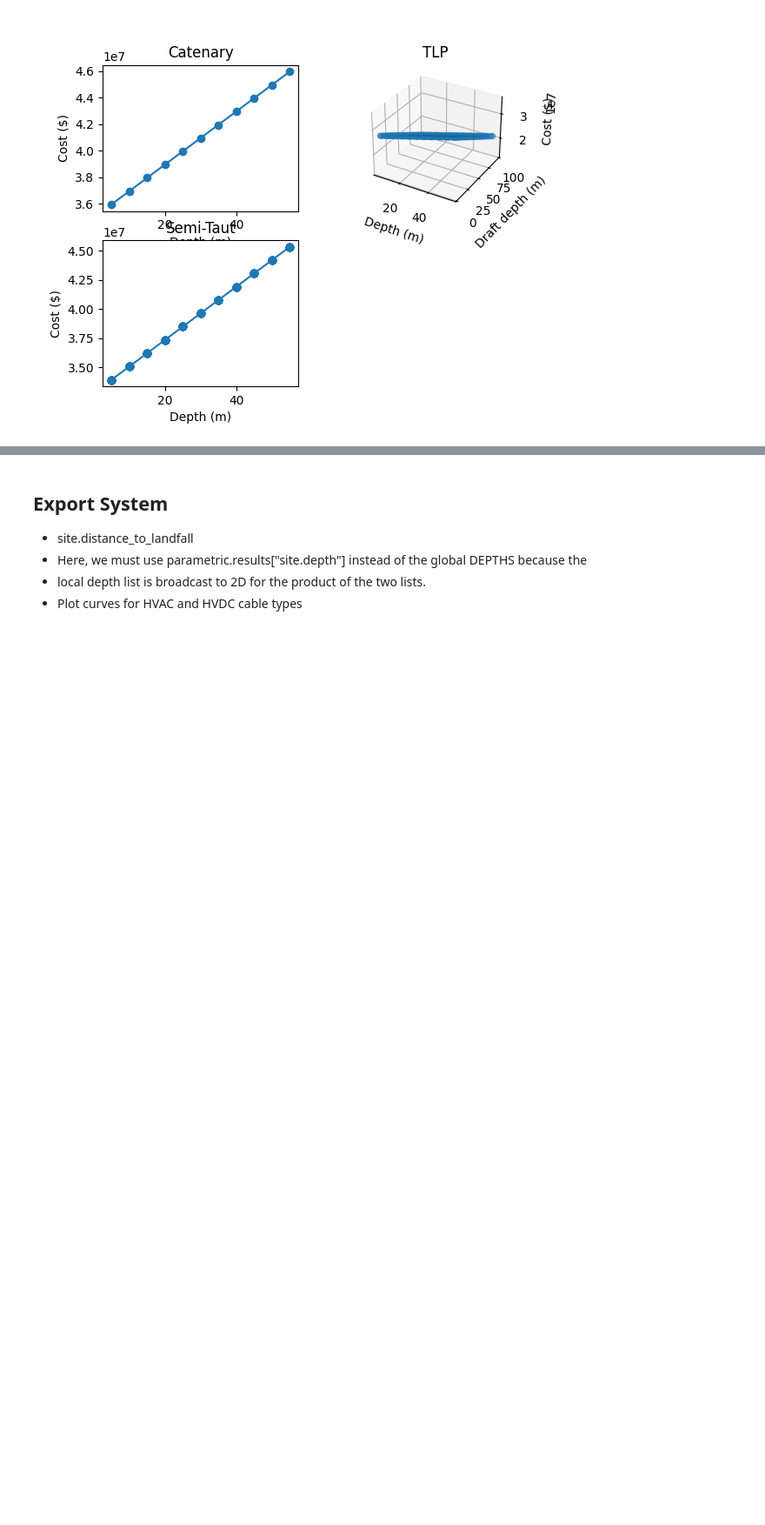
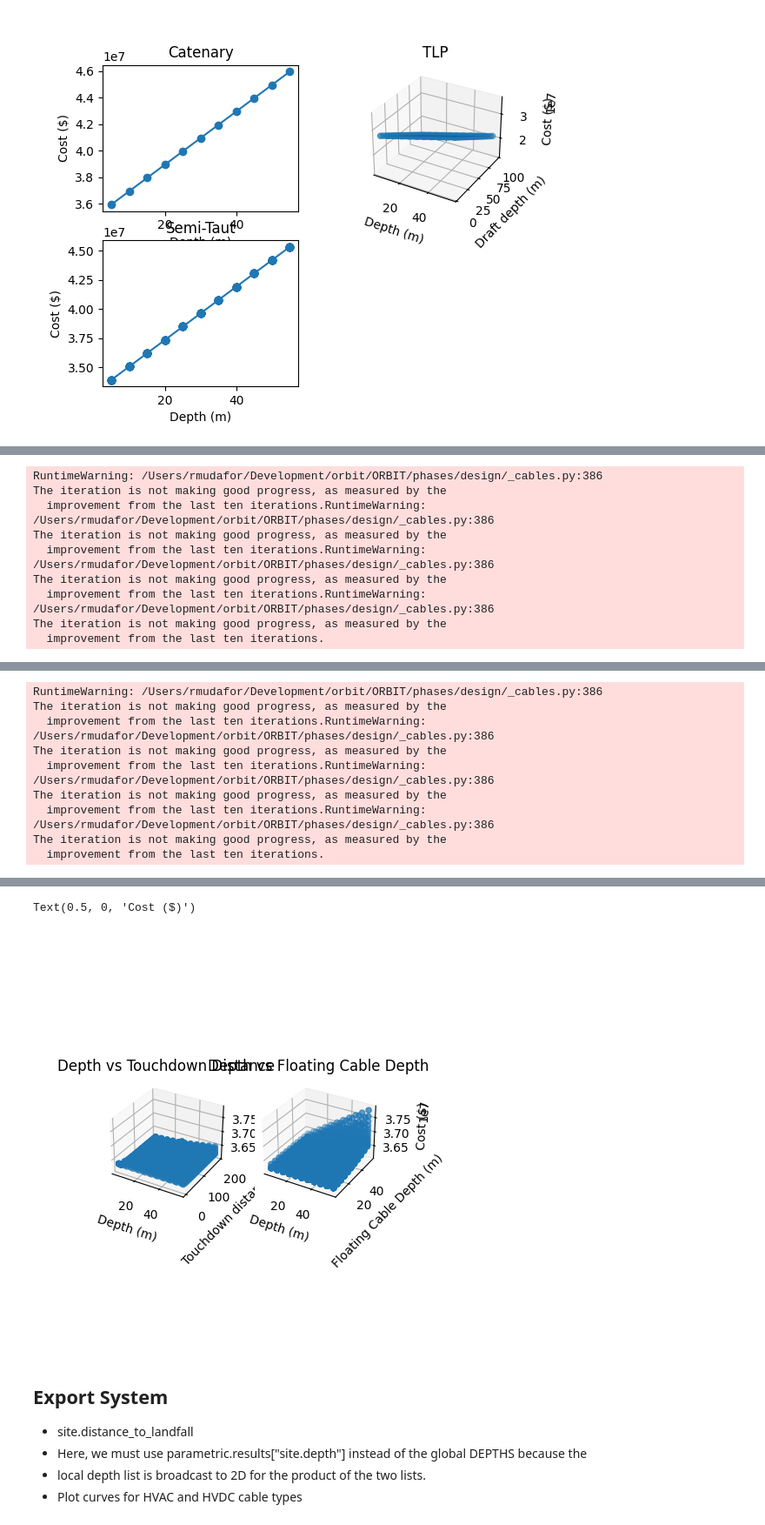
Before and after one commit to WISDEM/ORBIT, a Jupyter notebook: examples/cost_curves.ipynb, the cells around one changed output, grey strips where cells are left out. Shown at 87% size. Drawn from its saved outputs; the diff is of its cells as text; code cells hidden in the pictures; blank space fills up the shorter version.

Commit message:
Add parameters to array cable cost curve

```diff
--- a/examples/cost_curves.ipynb
+++ b/examples/cost_curves.ipynb
@@ -315,0 +301,62 @@ Text(0, 0.5, 'Cost ($)')
+# %%
+config = deepcopy(base_config)
+config["design_phases"] = ["ArraySystemDesign"]
+parameters = {
+    "site.depth": DEPTHS,
+    "array_system_design.touchdown_distance": [i for i in range(0, 200, 10)],
+    "array_system_design.floating_cable_depth": DEPTHS,
+}
+results = {
+    "array_system_system_cost": lambda run: run.design_results["array_system"]["system_cost"],
+}
+parametric = ParametricManager(config, parameters, results, product=True)
+parametric.run()
+
+x = parametric.results["site.depth"]
+y_touchdown = parametric.results["array_system_design.touchdown_distance"]
+y_floating_depth = parametric.results["array_system_design.floating_cable_depth"]
+z = parametric.results["array_system_system_cost"]
+
+curve_depth_touchdown = quadratic_2d(x, y_touchdown, z)
+curve_depth_floatingdepth = quadratic_2d(x, y_floating_depth, z)
+curve_floatingdepth_touchdown = quadratic_2d(y_touchdown, y_floating_depth, z)
+
+fig = plt.figure()
+
+ax = fig.add_subplot(1, 3, 1, projection='3d')
+ax.set_title("Depth vs Touchdown Distance")
+ax.scatter(x, y_touchdown, zs=z, zdir='z')
+ax.plot_surface(
+    np.reshape(x, (len(DEPTHS), -1)),
+    np.reshape(y_touchdown, (len(DEPTHS), -1)),
+    np.reshape(curve_depth_touchdown, (len(DEPTHS), -1)),
+    alpha=0.3,
+)
+ax.set_xlabel("Depth (m)")
+ax.set_ylabel("Touchdown distance (m)")
+ax.set_zlabel("Cost ($)")
+
+ax = fig.add_subplot(1, 3, 2, projection='3d')
+ax.set_title("Depth vs Floating Cable Depth")
+ax.scatter(x, y_floating_depth, zs=z, zdir='z')
+ax.plot_surface(
+    np.reshape(x, (len(DEPTHS), -1)),
+    np.reshape(y_floating_depth, (len(DEPTHS), -1)),
+    np.reshape(curve_depth_floatingdepth, (len(DEPTHS), -1)),
+    alpha=0.3,
+)
+ax.set_xlabel("Depth (m)")
+ax.set_ylabel("Floating Cable Depth (m)")
+ax.set_zlabel("Cost ($)")
+
+# TODO: This runs the three parameters as a product. To plot, reduce the data to 2 parameters.
+# %% [output]
+RuntimeWarning: /Users/rmudafor/Development/orbit/ORBIT/phases/design/_cables.py:386
+The iteration is not making good progress, as measured by the
+  improvement from the last ten iterations.RuntimeWarning: /Users/rmudafor/Development/orbit/ORBIT/phases/design/_cables.py:386
+The iteration is not making good progress, as measured by the
+  improvement from the last ten iterations.RuntimeWarning: /Users/rmudafor/Development/orbit/ORBIT/phases/design/_cables.py:386
+The iteration is not making good progress, as measured by the
+  improvement from the last ten iterations.RuntimeWarning: /Users/rmudafor/Development/orbit/ORBIT/phases/design/_cables.py:386
+The iteration is not making good progress, as measured by the
+  improvement from the last ten iterations.
@@ -315,0 +367,9 @@ Text(0, 0.5, 'Cost ($)')
+RuntimeWarning: /Users/rmudafor/Development/orbit/ORBIT/phases/design/_cables.py:386
+The iteration is not making good progress, as measured by the
+  improvement from the last ten iterations.RuntimeWarning: /Users/rmudafor/Development/orbit/ORBIT/phases/design/_cables.py:386
+The iteration is not making good progress, as measured by the
+  improvement from the last ten iterations.RuntimeWarning: /Users/rmudafor/Development/orbit/ORBIT/phases/design/_cables.py:386
+The iteration is not making good progress, as measured by the
+  improvement from the last ten iterations.RuntimeWarning: /Users/rmudafor/Development/orbit/ORBIT/phases/design/_cables.py:386
+The iteration is not making good progress, as measured by the
+  improvement from the last ten iterations.
@@ -316,3 +397,5 @@ Text(0, 0.5, 'Cost ($)')
+Text(0.5, 0, 'Cost ($)')
+[figure, added]
 # %% [markdown]
 ## Export System
 - site.distance_to_landfall
```
Also changed, not shown: parts of 7 cells of this notebook.
